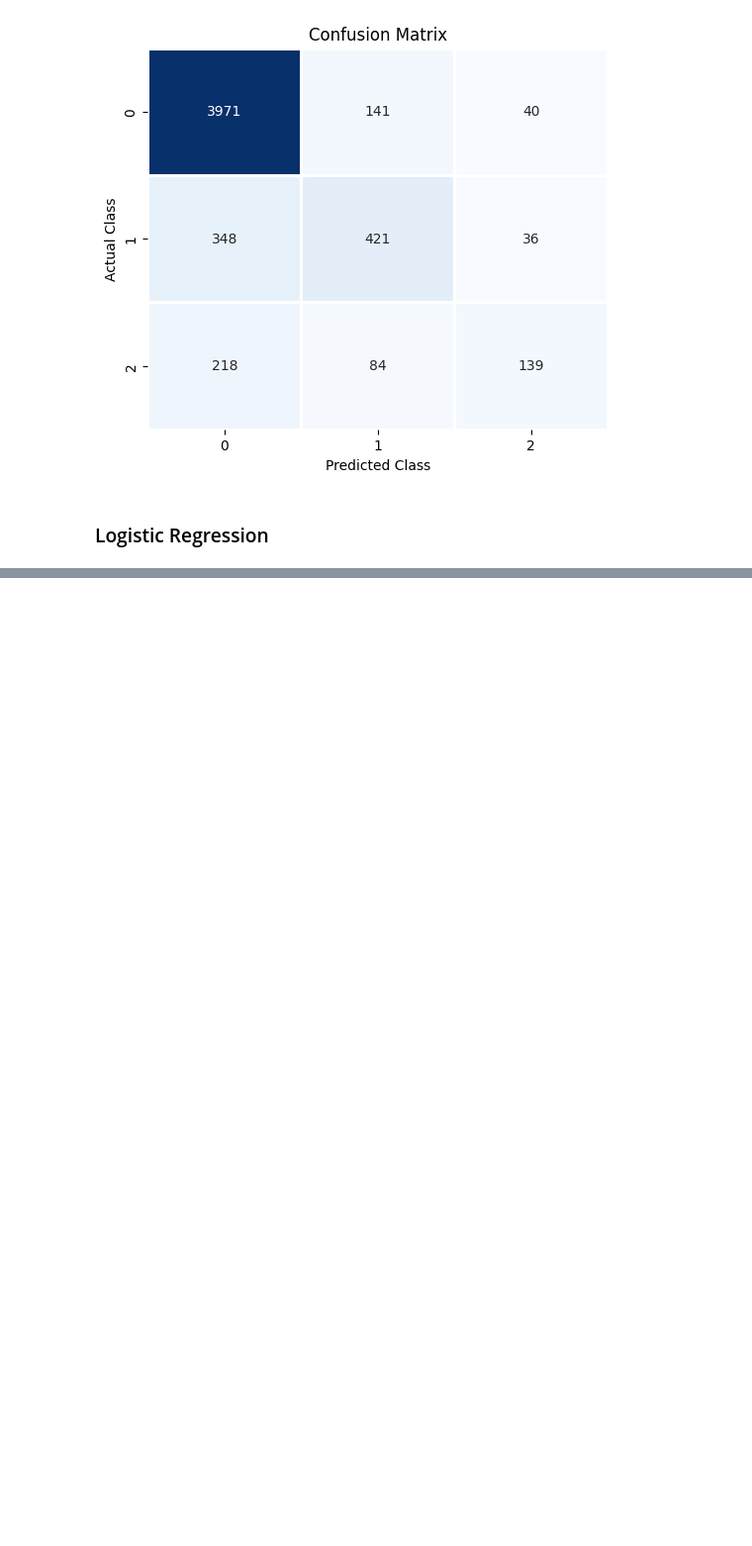
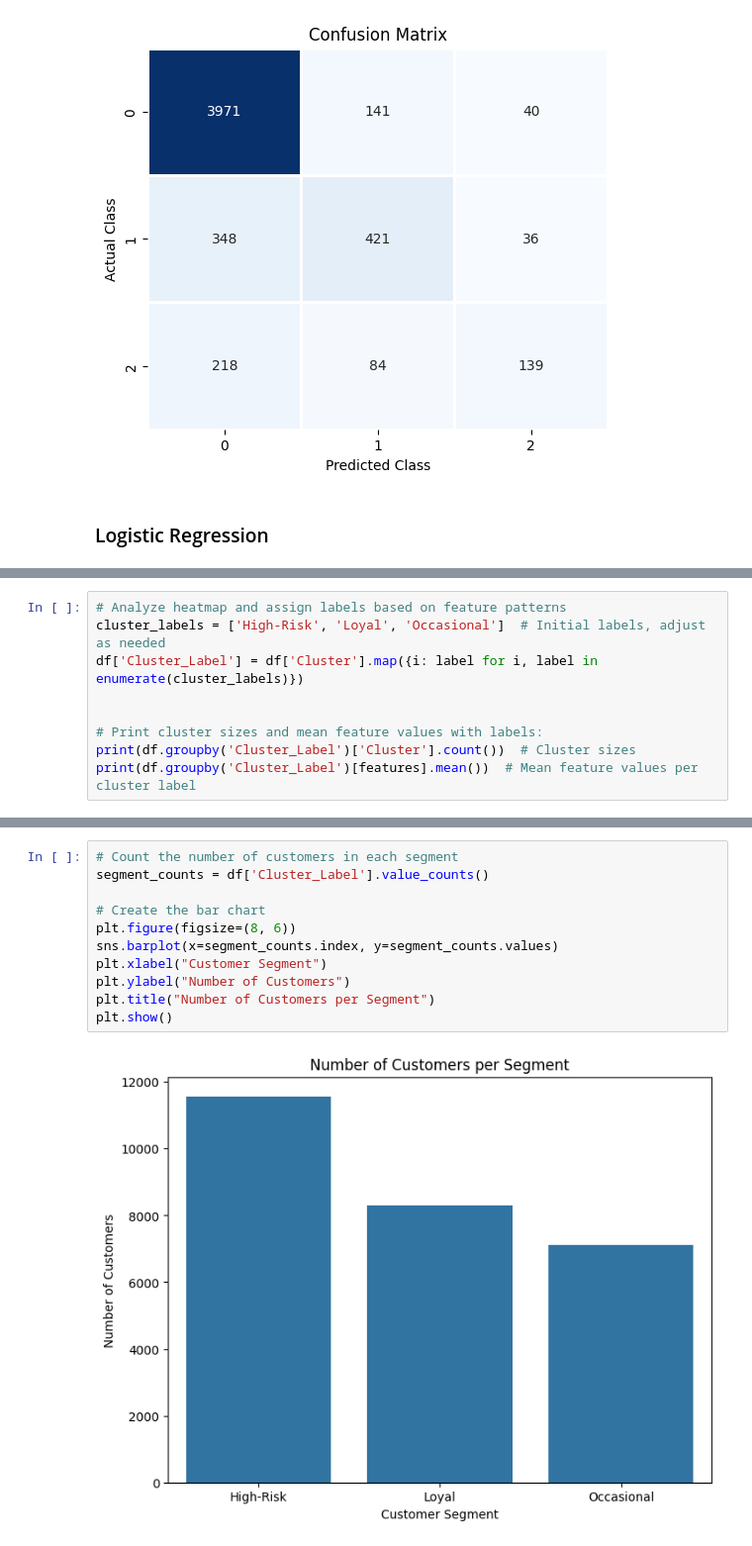
Before and after one commit to Vimukthixsandeepa/hotel-revenue-prediction, a Jupyter notebook: notebooks/predicted_modeling.ipynb, the cells around one changed output, grey strips where cells are left out. Shown: that part at 99% size. Saved outputs shown, nothing was run; the diff lists cells and outputs as text; blank space fills up the shorter version.

```diff
--- a/notebooks/predicted_modeling.ipynb
+++ b/notebooks/predicted_modeling.ipynb
@@ -640,0 +685,9 @@ weighted avg       0.82      0.83      0.82      5398
+# %%
+# Analyze heatmap and assign labels based on feature patterns
+cluster_labels = ['High-Risk', 'Loyal', 'Occasional']  # Initial labels, adjust as needed
+df['Cluster_Label'] = df['Cluster'].map({i: label for i, label in enumerate(cluster_labels)})
+
+
+# Print cluster sizes and mean feature values with labels:
+print(df.groupby('Cluster_Label')['Cluster'].count())  # Cluster sizes
+print(df.groupby('Cluster_Label')[features].mean())  # Mean feature values per cluster label
@@ -640,0 +712,13 @@ weighted avg       0.82      0.83      0.82      5398
+# %%
+# Count the number of customers in each segment
+segment_counts = df['Cluster_Label'].value_counts()
+
+# Create the bar chart
+plt.figure(figsize=(8, 6))
+sns.barplot(x=segment_counts.index, y=segment_counts.values)
+plt.xlabel("Customer Segment")
+plt.ylabel("Number of Customers")
+plt.title("Number of Customers per Segment")
+plt.show()
+# %% [output]
+[figure, added]
```
Also changed, not shown: parts of 42 cells of this notebook, 2 other files.
